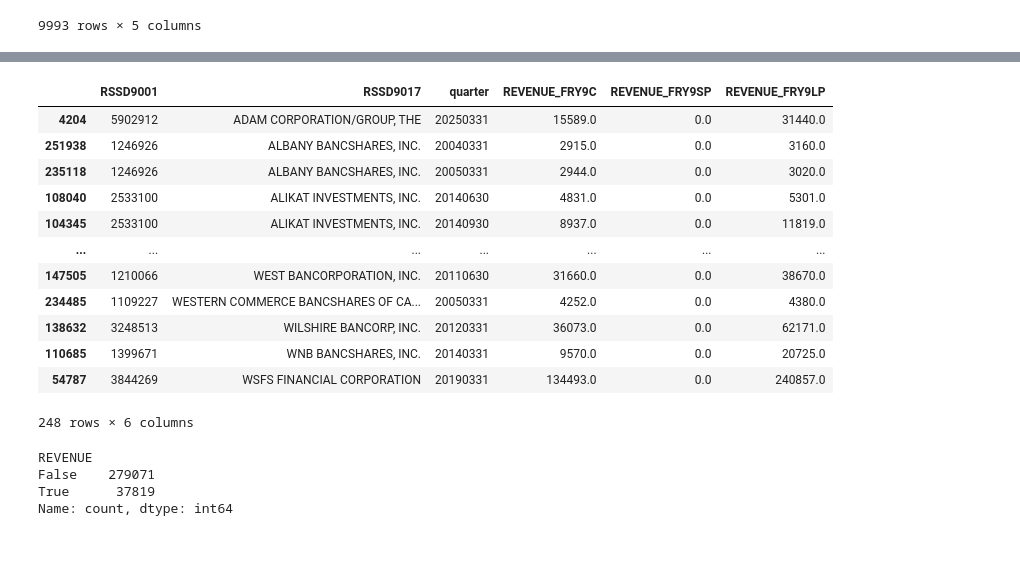
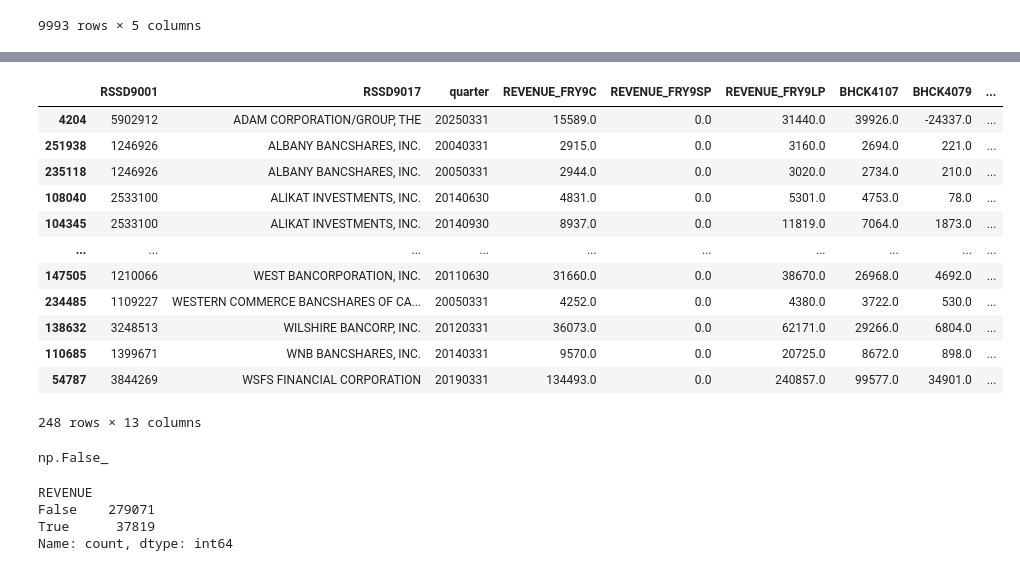
Before and after one commit to jmanacid1/DSE-Project, a Jupyter notebook: Data_Processing/notebooks/Dynamics of finance.ipynb, the cells around one changed output, grey strips where cells are left out. Drawn from its saved outputs; the diff is of its cells as text; code cells hidden in the pictures.

Commit message:
Selecting the columns needed for the project
75% of the columns are already identified.
I still need to define the code to transform al columns

```diff
--- a/Data_Processing/notebooks/Dynamics of finance.ipynb
+++ b/Data_Processing/notebooks/Dynamics of finance.ipynb
@@ -220,27 +286,40 @@ df_all_final[df_all_final['RSSD9001']=='1021570'].loc[:,['RSSD9001','RSSD9017','
 # %%
 ## Parent companies that are also holding companies have to both report FRY9C and FRY9LP
 ## (if other subsidiaries have negative revenue the holding can have lower revenue than the parent)
 ## In FRY9C one dimension of revenue corresponds to "gains or losses of sale of specific assets". One reason to have unexpected negative values of revenue
 cond_REVENUE_FRY9C_nonnull = df_all_final['REVENUE_FRY9C']!=0
 cond_REVENUE_FRY9LP_max=(df_all_final[['REVENUE_FRY9C','REVENUE_FRY9SP' , 'REVENUE_FRY9LP']].abs().idxmax(axis=1))=='REVENUE_FRY9LP'
 cond_REVENUE_FRY9C_max=(df_all_final[['REVENUE_FRY9C','REVENUE_FRY9SP' , 'REVENUE_FRY9LP']].abs().idxmax(axis=1))=='REVENUE_FRY9C'
 cond_REVENUE_FRY9SP_max=(df_all_final[['REVENUE_FRY9C','REVENUE_FRY9SP' , 'REVENUE_FRY9LP']].abs().idxmax(axis=1))=='REVENUE_FRY9SP'
 
-df_all_final[(cond_REVENUE_FRY9C_nonnull) & cond_REVENUE_FRY9LP_max][['RSSD9001','RSSD9017','quarter','REVENUE_FRY9C','REVENUE_FRY9SP' , 'REVENUE_FRY9LP']].sort_values(by=['RSSD9017','quarter'])
+df_all_final[(cond_REVENUE_FRY9C_nonnull) & cond_REVENUE_FRY9LP_max][['RSSD9001','RSSD9017','quarter','REVENUE_FRY9C','REVENUE_FRY9SP' , 'REVENUE_FRY9LP'] +
+                                                                     ['BHCK4107','BHCK4079','BHCK3521','BHCK3196'] +
+                                                                     ['BHCK8560','BHCK8561','BHCKB496']].sort_values(by=['RSSD9017','quarter'])
 # %% [output]
-|  | RSSD9001 | RSSD9017 | quarter | REVENUE_FRY9C | REVENUE_FRY9SP | REVENUE_FRY9LP |
-| 4204 | 5902912 | ADAM CORPORATION/GROUP, THE | 20250331 | 15589.0 | 0.0 | 31440.0 |
-| 251938 | 1246926 | ALBANY BANCSHARES, INC. | 20040331 | 2915.0 | 0.0 | 3160.0 |
-| 235118 | 1246926 | ALBANY BANCSHARES, INC. | 20050331 | 2944.0 | 0.0 | 3020.0 |
-| 108040 | 2533100 | ALIKAT INVESTMENTS, INC. | 20140630 | 4831.0 | 0.0 | 5301.0 |
-| 104345 | 2533100 | ALIKAT INVESTMENTS, INC. | 20140930 | 8937.0 | 0.0 | 11819.0 |
-| ... | ... | ... | ... | ... | ... | ... |
-| 147505 | 1210066 | WEST BANCORPORATION, INC. | 20110630 | 31660.0 | 0.0 | 38670.0 |
-| 234485 | 1109227 | WESTERN COMMERCE BANCSHARES OF CA... | 20050331 | 4252.0 | 0.0 | 4380.0 |
-| 138632 | 3248513 | WILSHIRE BANCORP, INC. | 20120331 | 36073.0 | 0.0 | 62171.0 |
-| 110685 | 1399671 | WNB BANCSHARES, INC. | 20140331 | 9570.0 | 0.0 | 20725.0 |
-| 54787 | 3844269 | WSFS FINANCIAL CORPORATION | 20190331 | 134493.0 | 0.0 | 240857.0 |
+|  | RSSD9001 | RSSD9017 | quarter | REVENUE_FRY9C | REVENUE_FRY9SP | REVENUE_FRY9LP | BHCK4107 | BHCK4079 | ... |
+| 4204 | 5902912 | ADAM CORPORATION/GROUP, THE | 20250331 | 15589.0 | 0.0 | 31440.0 | 39926.0 | -24337.0 | ... |
+| 251938 | 1246926 | ALBANY BANCSHARES, INC. | 20040331 | 2915.0 | 0.0 | 3160.0 | 2694.0 | 221.0 | ... |
+| 235118 | 1246926 | ALBANY BANCSHARES, INC. | 20050331 | 2944.0 | 0.0 | 3020.0 | 2734.0 | 210.0 | ... |
+| 108040 | 2533100 | ALIKAT INVESTMENTS, INC. | 20140630 | 4831.0 | 0.0 | 5301.0 | 4753.0 | 78.0 | ... |
+| 104345 | 2533100 | ALIKAT INVESTMENTS, INC. | 20140930 | 8937.0 | 0.0 | 11819.0 | 7064.0 | 1873.0 | ... |
+| ... | ... | ... | ... | ... | ... | ... | ... | ... | ... |
+| 147505 | 1210066 | WEST BANCORPORATION, INC. | 20110630 | 31660.0 | 0.0 | 38670.0 | 26968.0 | 4692.0 | ... |
+| 234485 | 1109227 | WESTERN COMMERCE BANCSHARES OF CA... | 20050331 | 4252.0 | 0.0 | 4380.0 | 3722.0 | 530.0 | ... |
+| 138632 | 3248513 | WILSHIRE BANCORP, INC. | 20120331 | 36073.0 | 0.0 | 62171.0 | 29266.0 | 6804.0 | ... |
+| 110685 | 1399671 | WNB BANCSHARES, INC. | 20140331 | 9570.0 | 0.0 | 20725.0 | 8672.0 | 898.0 | ... |
+| 54787 | 3844269 | WSFS FINANCIAL CORPORATION | 20190331 | 134493.0 | 0.0 | 240857.0 | 99577.0 | 34901.0 | ... |
-248 rows × 6 columns
+248 rows × 13 columns
+# %%
+#understand if there are cases where 9LP and 9SP is filled by the same company in the same quarter
+col1 = 'REVENUE_FRY9SP'
+col2 = 'REVENUE_FRY9LP'
+
+both_non_zero = (df_all_final[col1] != 0) & (df_all_final[col2] != 0)
+
+# Check if it ever happens
+both_non_zero.any()
+# %% [output]
+np.False_
 # %%
 ## rule to create a single revenue col, based on inputs from reports
 df_all_final['REVENUE'] = np.where(df_all_final['REVENUE_FRY9C'] != 0,
```
Also changed, not shown: parts of 33 cells of this notebook, 3 other files.
